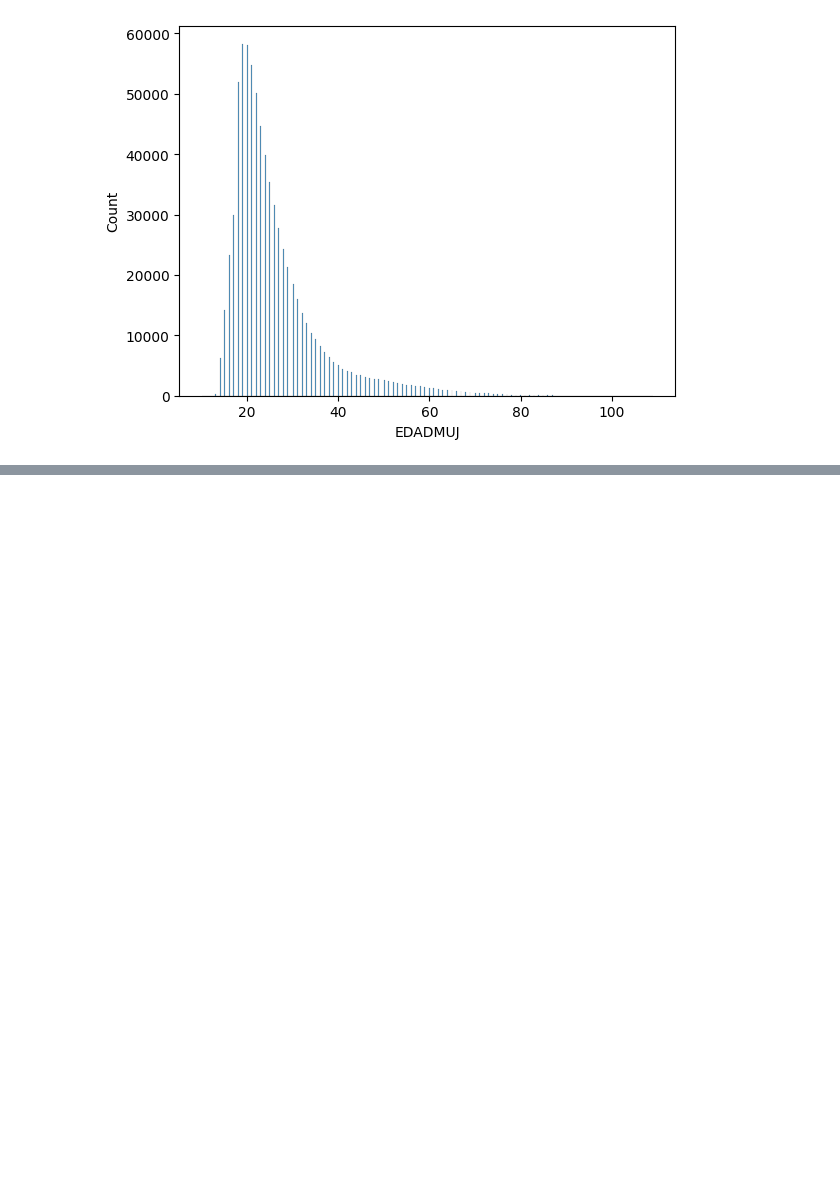
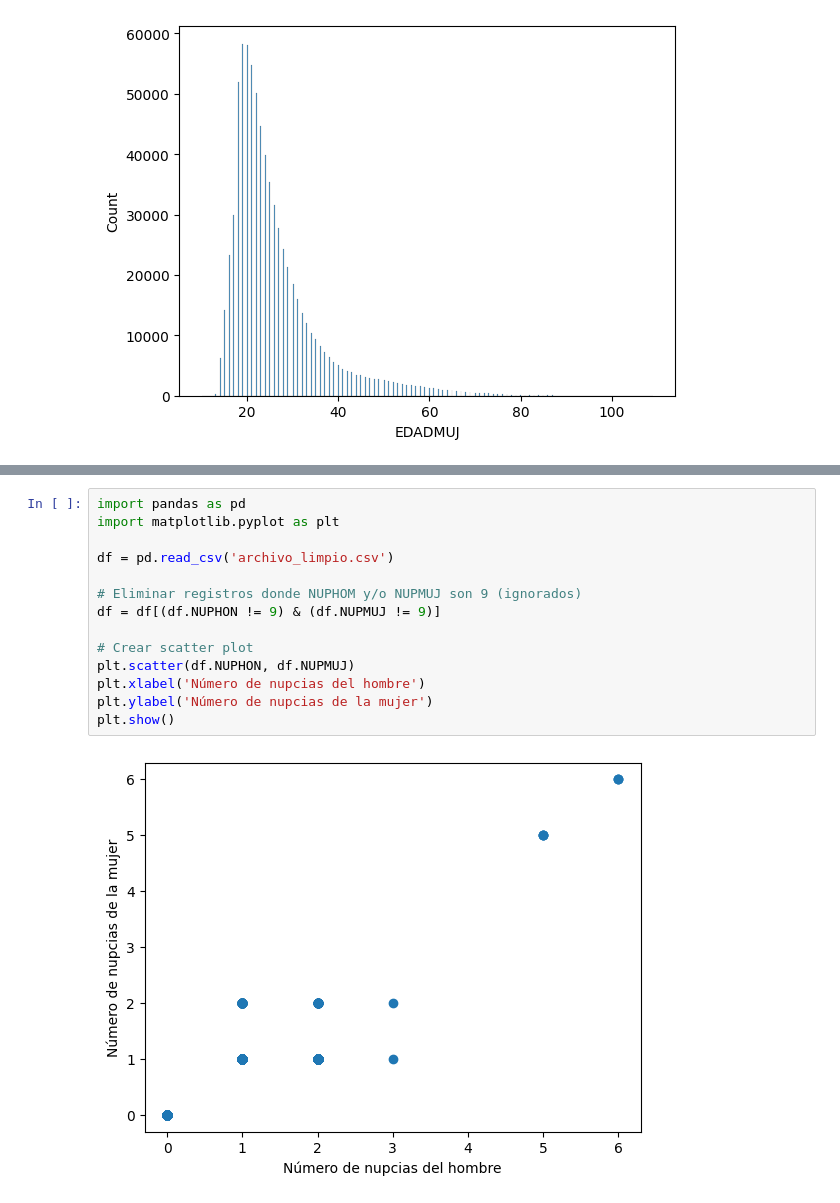
Before and after one commit to rsmith1220/MineriaDeDatos, a Jupyter notebook: exploracion.ipynb, the cells around one changed output, grey strips where cells are left out. Drawn from its saved outputs; the diff is of its cells as text; blank space fills up the shorter version.

```diff
--- a/exploracion.ipynb
+++ b/exploracion.ipynb
@@ -199,0 +232,16 @@ plt.show()
+# %%
+import pandas as pd
+import matplotlib.pyplot as plt
+
+df = pd.read_csv('archivo_limpio.csv')
+
+# Eliminar registros donde NUPHOM y/o NUPMUJ son 9 (ignorados)
+df = df[(df.NUPHON != 9) & (df.NUPMUJ != 9)]
+
+# Crear scatter plot
+plt.scatter(df.NUPHON, df.NUPMUJ)
+plt.xlabel('Número de nupcias del hombre')
+plt.ylabel('Número de nupcias de la mujer')
+plt.show()
+# %% [output]
+[figure, added]
```
Also changed, not shown: parts of 4 cells of this notebook, 2 other files.
